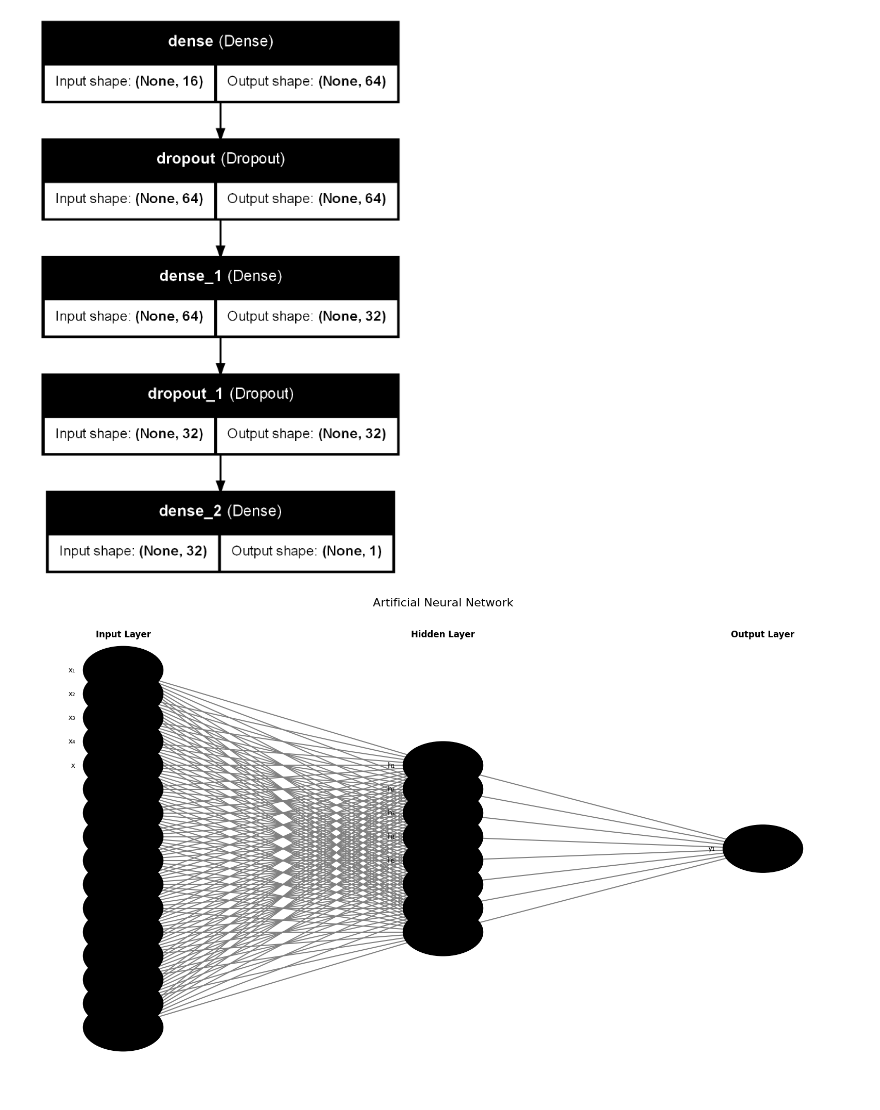
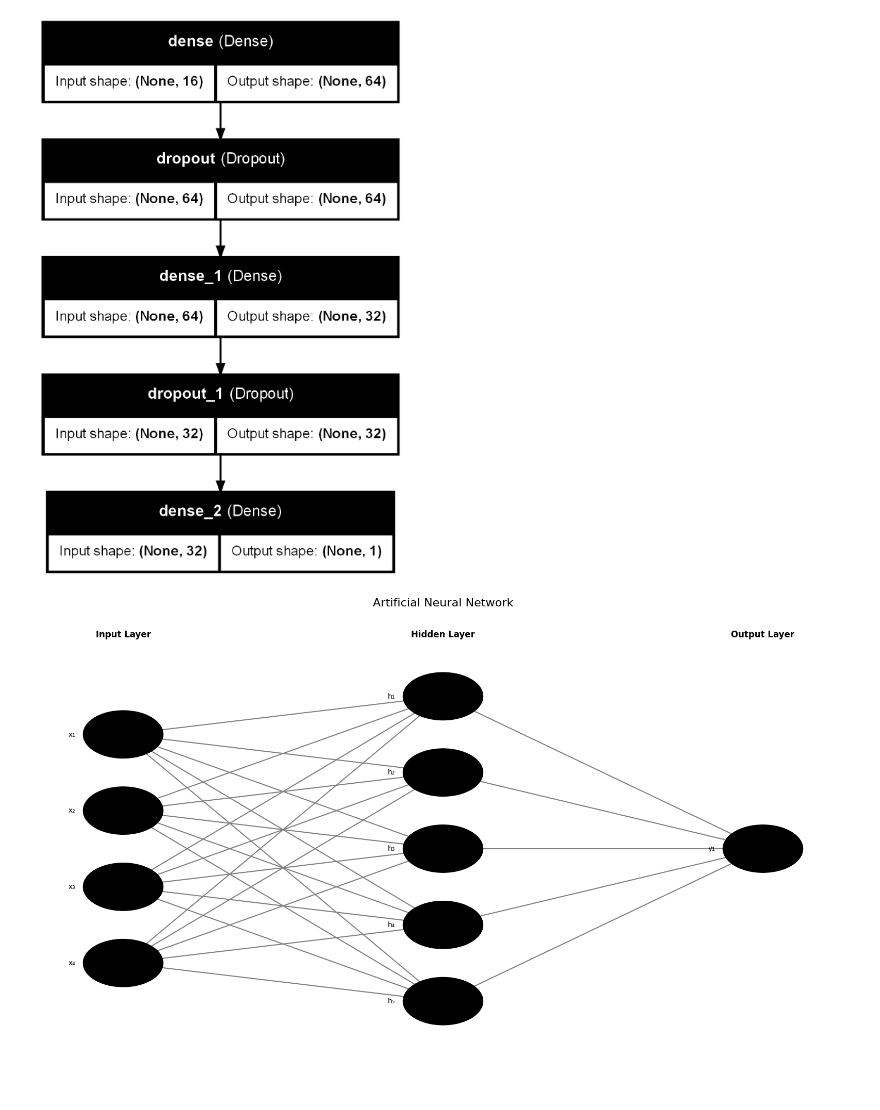
Before and after one commit to FrancescaCola/CustomerScoring, a Jupyter notebook: Neural_Networks.ipynb, the cells around one changed output. Saved outputs shown, nothing was run; the diff lists cells and outputs as text; code cells hidden in the pictures.

```diff
--- a/Neural_Networks.ipynb
+++ b/Neural_Networks.ipynb
@@ -306,32 +308,32 @@ def draw_neural_net(ax, left, right, bottom, top, layer_sizes, layer_labels=None
         # Add layer label
         if layer_labels:
             ax.text(x, top + 0.05, layer_labels[i], fontsize=12, ha='center', va='center', weight='bold')
 
     # Draw connections
     for i, (layer_size_a, layer_size_b) in enumerate(zip(layer_sizes[:-1], layer_sizes[1:])):
         layer_top_a = v_spacing * (layer_size_a - 1) / 2. + (top + bottom) / 2.
         layer_top_b = v_spacing * (layer_size_b - 1) / 2. + (top + bottom) / 2.
         for j in range(layer_size_a):
             for k in range(layer_size_b):
                 line = plt.Line2D([left + i * h_spacing, left + (i + 1) * h_spacing],
                                   [layer_top_a - j * v_spacing, layer_top_b - k * v_spacing], c='gray')
                 ax.add_artist(line)
 
 # Rete neurale: 4 input, 1 hidden layer (5 neuroni), 1 output (2 neuroni)
-layer_sizes = [16, 8, 1]  # Dimensioni dei layer
+layer_sizes = [4, 5, 1]  # Dimensioni dei layer
 layer_labels = ['Input Layer', 'Hidden Layer', 'Output Layer']
 neuron_labels = [
     ['x₁', 'x₂', 'x₃', 'x₄', 'x'],      # Input layer
     ['h₁', 'h₂', 'h₃', 'h₄', 'h₅'], # Hidden layer
     ['y₁', 'y₂']                  # Output layer
 ]
 
 # Disegna
 fig = plt.figure(figsize=(20, 12))
 ax = fig.gca()
 ax.axis('off')
 draw_neural_net(ax, .1, .9, .1, .9, layer_sizes, layer_labels, neuron_labels)
 plt.title("Artificial Neural Network", fontsize=16)
 plt.show()
 # %% [output]
-[figure, old version]
+[figure, new version]
```
Also changed, not shown: parts of 1 cell of this notebook.
